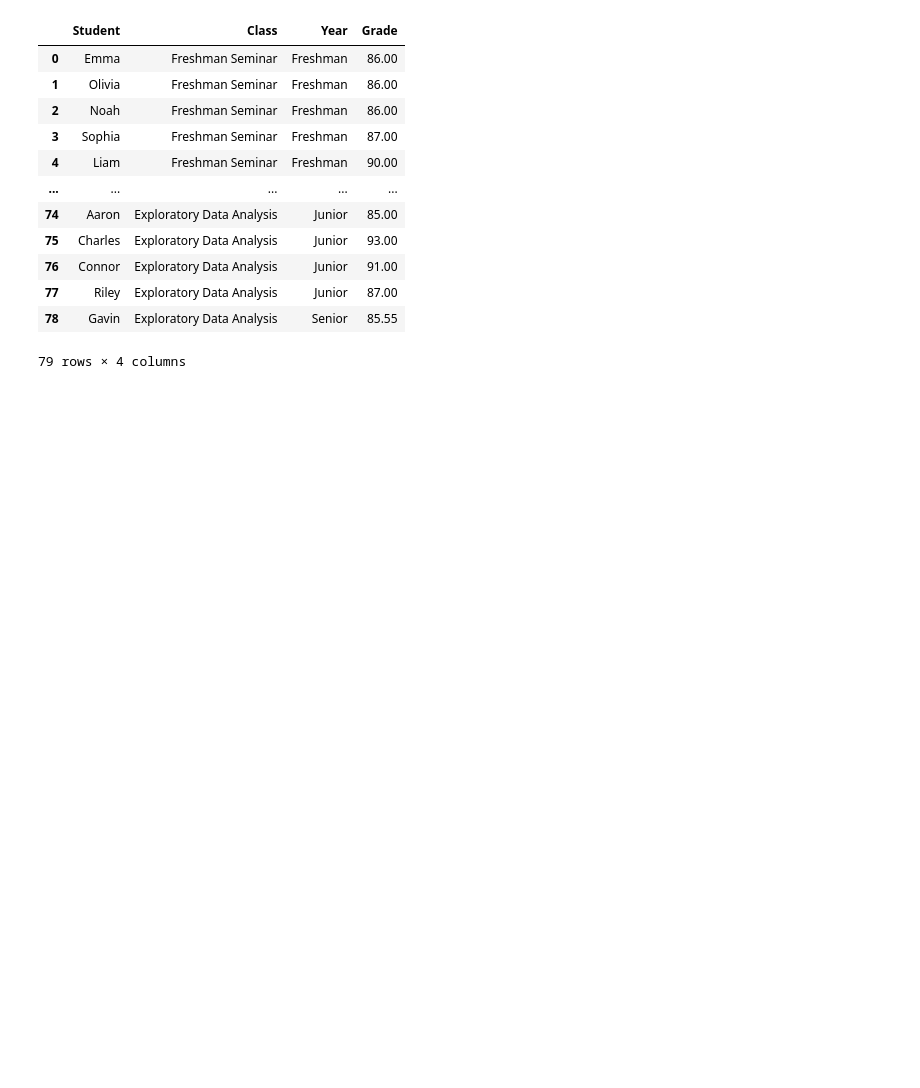
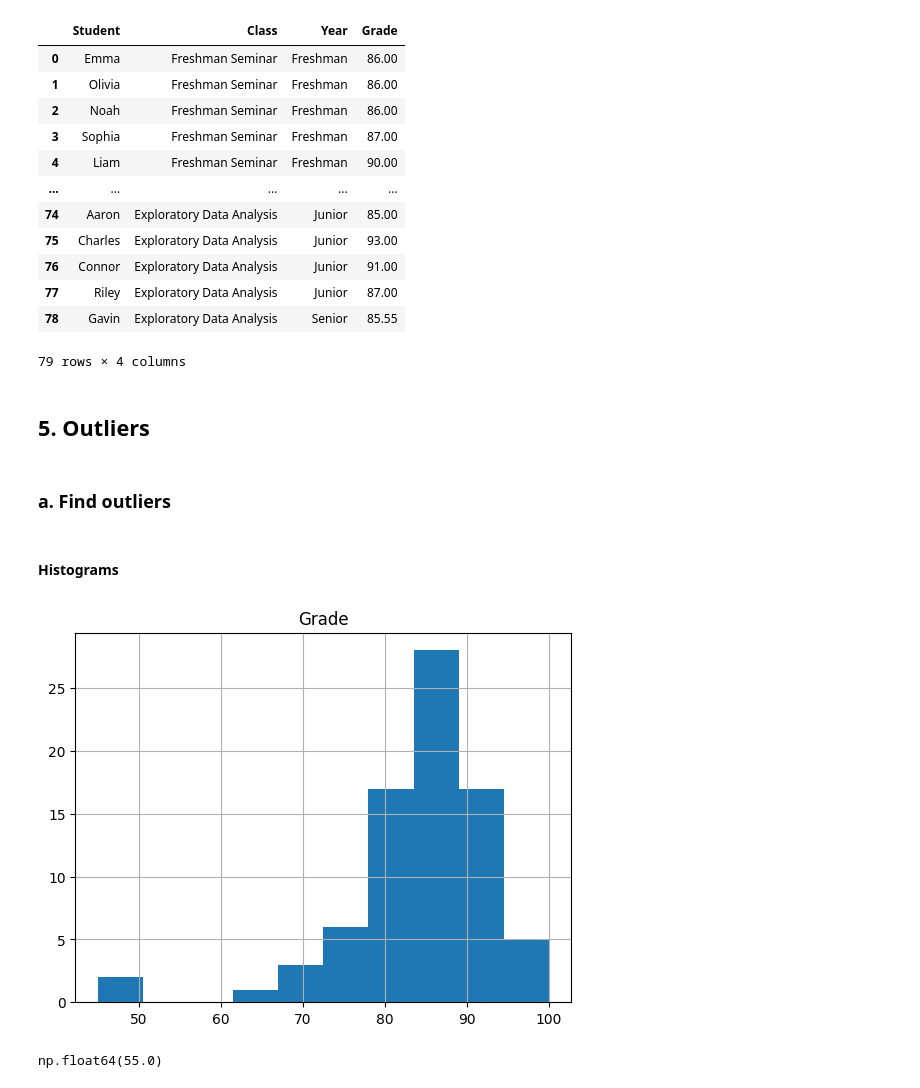
Before and after one commit to hermanconnor/data-prep-and-eda-python, a Jupyter notebook: 2-cleaning-data/cleaning_data.ipynb, the cells around one changed output. Drawn from its saved outputs; the diff is of its cells as text; code cells hidden in the pictures; blank space fills up the shorter version.

Commit message:
Complete histograms in outliers section

```diff
--- a/2-cleaning-data/cleaning_data.ipynb
+++ b/2-cleaning-data/cleaning_data.ipynb
@@ -636,3 +636,19 @@ df
 | 77 | Riley | Exploratory Data Analysis | Junior | 87.00 |
 | 78 | Gavin | Exploratory Data Analysis | Senior | 85.55 |
 79 rows × 4 columns
+# %% [markdown]
+## 5. Outliers
+# %% [markdown]
+### a. Find outliers
+# %% [markdown]
+#### Histograms
+# %%
+# basic histogram
+df.hist();
+# %% [output]
+[figure, added]
+# %%
+# difference between min and max grades to figure out how many bins we need
+df.Grade.max() - df.Grade.min()
+# %% [output]
+np.float64(55.0)
```
Also changed, not shown: parts of 5 cells of this notebook.
